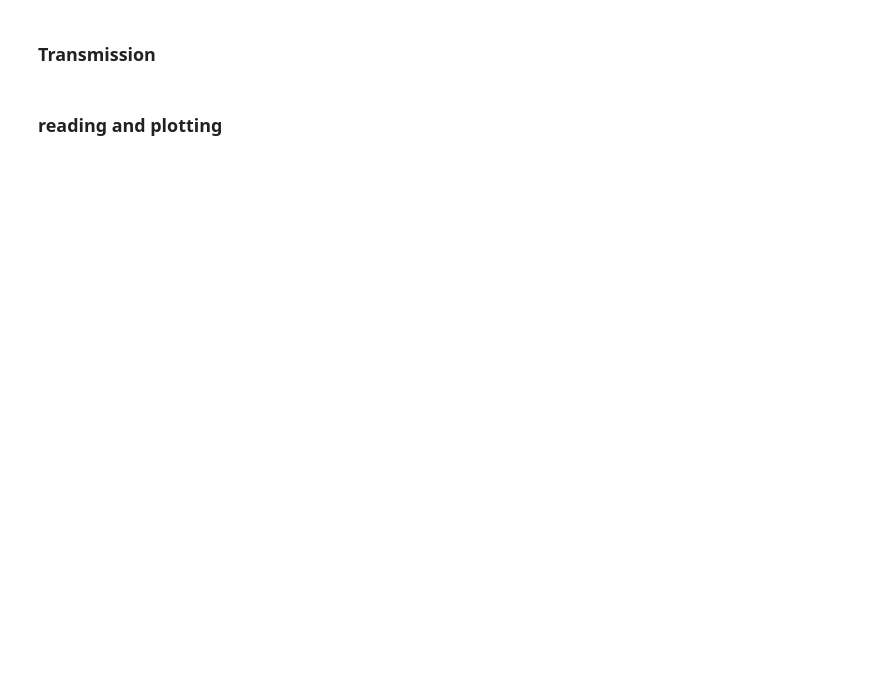
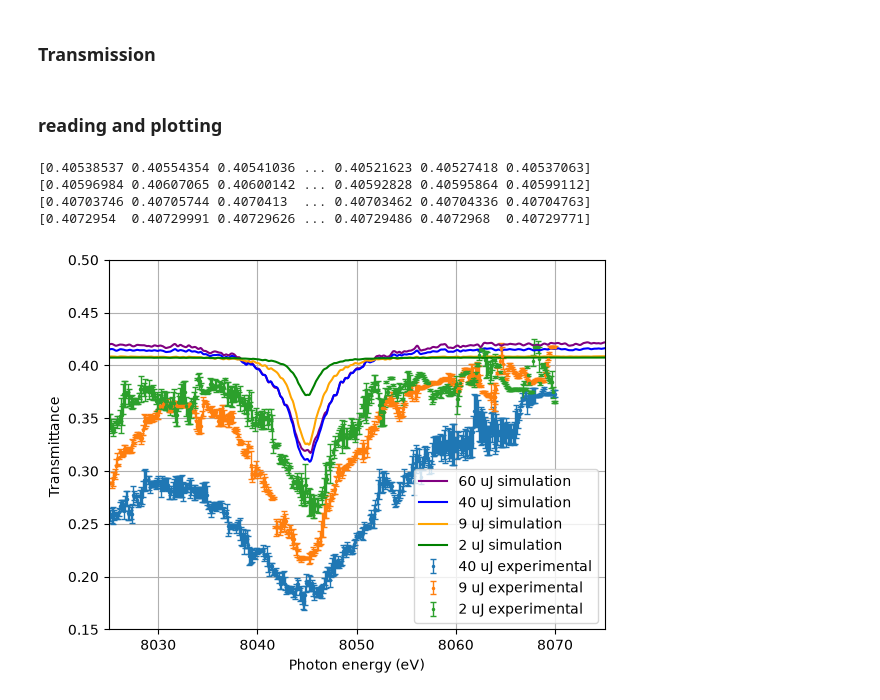
Before and after one commit to P4GAN/Cu-RSA-XFEL-Simulation, a Jupyter notebook: notebooks/plot-simulation-vs-experiment.ipynb, the cells around one changed output. Drawn from its saved outputs; the diff is of its cells as text; code cells hidden in the pictures; blank space fills up the shorter version.

Commit message:
grasp experiment and fix configs

```diff
--- a/notebooks/plot-simulation-vs-experiment.ipynb
+++ b/notebooks/plot-simulation-vs-experiment.ipynb
@@ -65,0 +54,59 @@ tgrid, xgrid, ygrid, zgrid, sigma1_Ka1_2p3, sigma1_Ka1_other, seed_duration_FWHM
+# %%
+data_path = "../data/production_sweep_sase_24398307/Cu-seed-SASE-no-2s"
+
+sorted_accumulated_arrays, aux_data, num_files = tools.data_from_folder(
+    data_path, group_keys='E_seed_uJ',
+    aux_keys=['tgrid', 'xgrid', 'ygrid', 'zgrid', 'sigma1_Ka1_2p3',
+              'sigma1_Ka1_other', 'seed_duration_FWHM_t', 'seed_width_FWHM_x', 'seed_width_FWHM_y'],
+)
+
+tgrid, xgrid, ygrid, zgrid, sigma1_Ka1_2p3, sigma1_Ka1_other, seed_duration_FWHM_t, seed_width_FWHM_x, seed_width_FWHM_y = aux_data
+
+experimental_df = pd.read_csv("../data/transmittance_2_9_40uJ.csv")
+plt.errorbar(experimental_df["Photon_energy_eV"], experimental_df["40uJ_transmittance"],
+             experimental_df["40uJ_error"], label="40 uJ experimental",
+             fmt='.', capsize=2, ms=3, elinewidth=1)
+plt.errorbar(experimental_df["Photon_energy_eV"], experimental_df["9uJ_transmittance"],
+             experimental_df["9uJ_error"], label="9 uJ experimental",
+             fmt='.', capsize=2, ms=3, elinewidth=1)
+plt.errorbar(experimental_df["Photon_energy_eV"], experimental_df["2uJ_transmittance"],
+             experimental_df["2uJ_error"], label="2 uJ experimental",
+             fmt='.', capsize=2, ms=3, elinewidth=1)
+
+E_seed_values = list(sorted_accumulated_arrays.keys())
+
+colors = {
+    60: "purple",
+    40: "blue",
+    9: "orange",
+    2: "green"
+}
+
+hwKalpha1N = 8045
+
+for E_seed_value, arrays in sorted_accumulated_arrays.items():
+    womega_ar = arrays['womega_ar']
+    I_int_thy_w_last = arrays['I_int_thy_w_last']
+    I_int_thy_w_0 = arrays['I_int_thy_w_0']
+
+    Tint_w = I_int_thy_w_last / I_int_thy_w_0
+
+    energy_eV = hwKalpha1N + womega_ar
+
+    print(Tint_w)
+
+    plt.plot(energy_eV, Tint_w, color=colors[E_seed_value], label = str(E_seed_value) + ' uJ simulation')
+
+plt.ylabel('Transmittance ')
+plt.xlabel('Photon energy (eV)')
+plt.ylim(Tshow_min, Tshow_max)
+plt.xlim(8025, 8070)
+plt.legend()
+plt.grid(True)
+plt.show()
+# %% [output]
+[0.40538537 0.40554354 0.40541036 ... 0.40521623 0.40527418 0.40537063]
+[0.40596984 0.40607065 0.40600142 ... 0.40592828 0.40595864 0.40599112]
+[0.40703746 0.40705744 0.4070413  ... 0.40703462 0.40704336 0.40704763]
+[0.4072954  0.40729991 0.40729626 ... 0.40729486 0.4072968  0.40729771]
+[figure, added]
```
Also changed, not shown: parts of 11 cells of this notebook, 25 other files.
